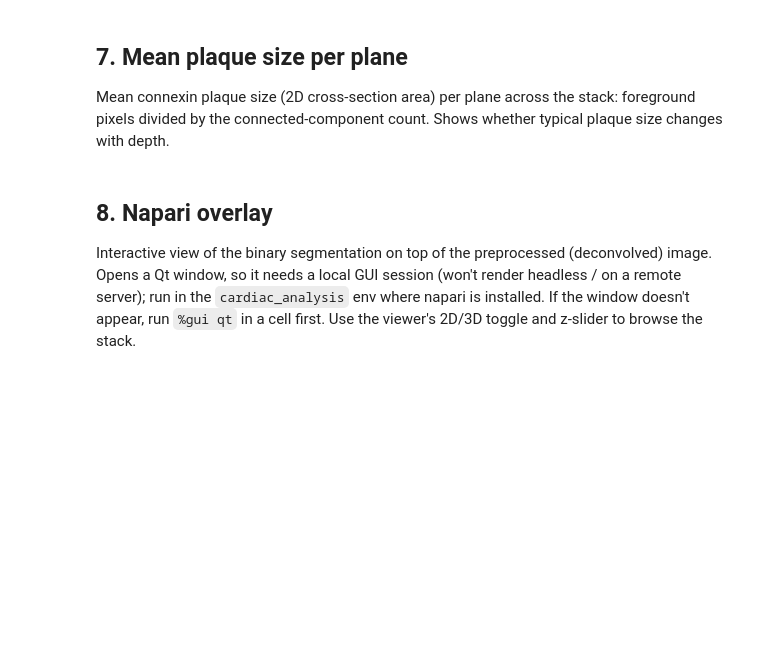
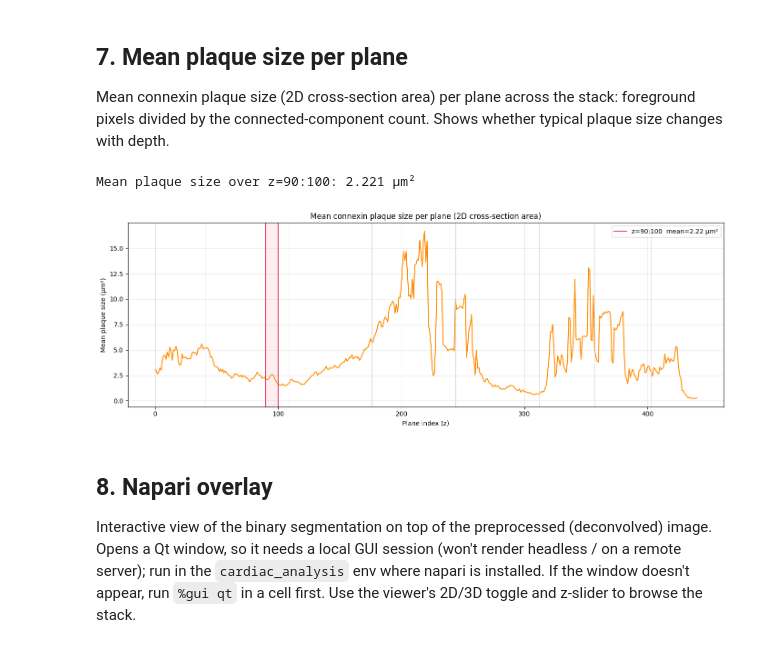
Before and after one commit to llloretta/connexin-pipeline, a Jupyter notebook: notebooks/2_3_segmentation_full_stack_test.ipynb, the cells around one changed output. Drawn from its saved outputs; the diff is of its cells as text; code cells hidden in the pictures; blank space fills up the shorter version.

```diff
--- a/notebooks/2_3_segmentation_full_stack_test.ipynb
+++ b/notebooks/2_3_segmentation_full_stack_test.ipynb
@@ -267,33 +267,36 @@ divided by the connected-component count. Shows whether typical plaque size chan
 # %%
 PIXEL_SIZE_UM = 0.325                 # lateral pixel size (matches src/localization.py)
 PIXEL_AREA_UM2 = PIXEL_SIZE_UM ** 2
 
 fg_px = np.array([int(seg[z].sum()) for z in range(n_planes)])
 mean_size_px = np.where(counts > 0, fg_px / np.maximum(counts, 1), np.nan)  # mean component area (px)
 mean_size_um2 = mean_size_px * PIXEL_AREA_UM2
 
 # region of interest (cropped-frame z range) + its mean plaque size
-REGION_Z0, REGION_Z1 = 109, 176
+REGION_Z0, REGION_Z1 = 90, 100
 region_mean_um2 = np.nanmean(mean_size_um2[REGION_Z0:REGION_Z1])
 print(f"Mean plaque size over z={REGION_Z0}:{REGION_Z1}: {region_mean_um2:.3f} µm²")
 
 fig, ax = plt.subplots(figsize=(14, 5))
 ax.plot(range(n_planes), mean_size_um2, color='darkorange')
 ax.set_xlabel('Plane index (z)')
 ax.set_ylabel('Mean plaque size (µm²)')
 ax.set_title('Mean connexin plaque size per plane (2D cross-section area)')
 for _, row in zone_samples.iterrows():
     ax.axvline(int(row['z_start']), color='0.8', lw=0.5)
 
 # highlight the z=109:176 region with two vertical lines + its mean
 ax.axvspan(REGION_Z0, REGION_Z1, color='crimson', alpha=0.07)
 ax.axvline(REGION_Z0, color='crimson', lw=1.2)
 ax.axvline(REGION_Z1, color='crimson', lw=1.2,
            label=f'z={REGION_Z0}:{REGION_Z1}  mean={region_mean_um2:.2f} µm²')
 ax.legend(loc='upper right')
 ax.grid(alpha=0.3)
 plt.tight_layout()
 plt.show()
+# %% [output]
+Mean plaque size over z=90:100: 2.221 µm²
+[figure, added]
 # %% [markdown]
 ## 8. Napari overlay
 
```
